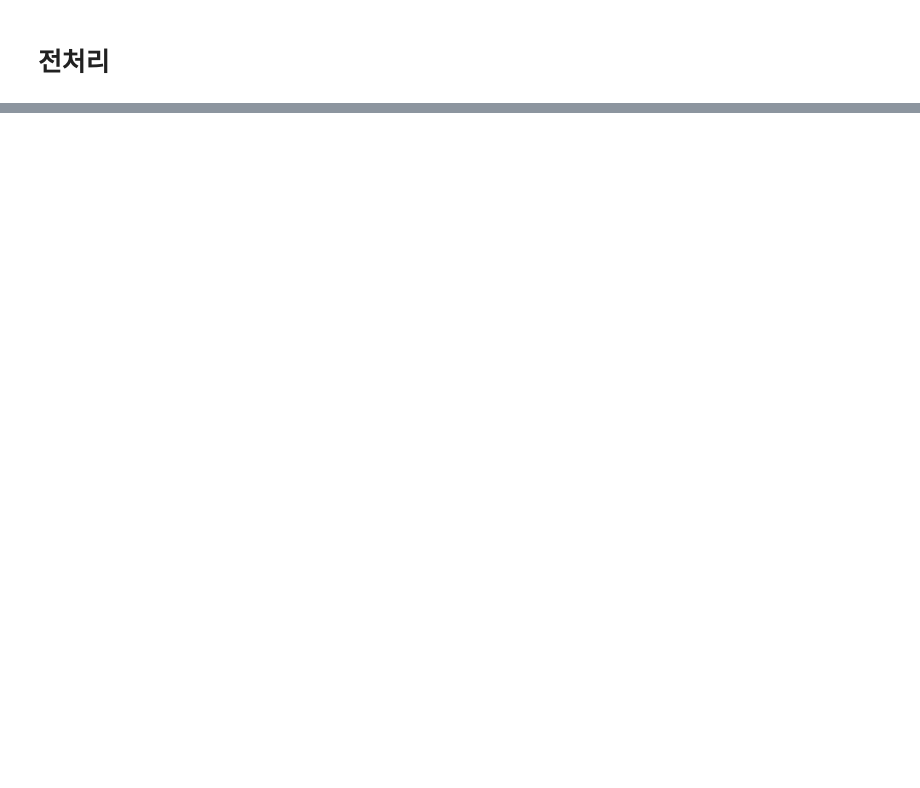
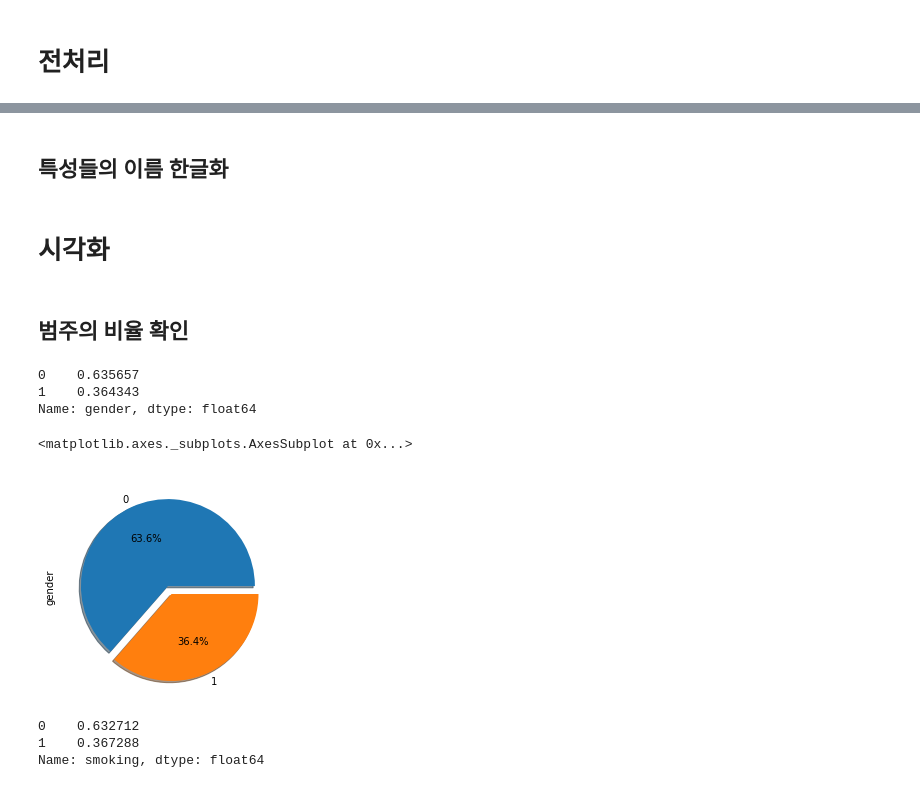
Before and after one commit to swon95/ML_Body-signal-of-smoking, a Jupyter notebook: Body_signal_of_smoking.ipynb, the cells around one changed output, grey strips where cells are left out. Cells and saved outputs as stored; diff of their text form; code cells hidden in the pictures; blank space fills up the shorter version.

```diff
--- a/Body_signal_of_smoking.ipynb
+++ b/Body_signal_of_smoking.ipynb
@@ -96,0 +189,23 @@ NameError: ignored
+# %% [markdown]
+## 특성들의 이름 한글화
+# %% [markdown]
+# 시각화
+# %% [markdown]
+## 범주의 비율 확인
+# %%
+df['gender'].value_counts(normalize=True)
+# %% [output]
+0    0.635657
+1    0.364343
+Name: gender, dtype: float64
+# %%
+df['gender'].value_counts().plot.pie(explode=[0,0.1],autopct='%1.1f%%',shadow=True)
+# %% [output]
+<matplotlib.axes._subplots.AxesSubplot at 0x...>
+[figure, added]
+# %%
+df['smoking'].value_counts(normalize=True)
+# %% [output]
+0    0.632712
+1    0.367288
+Name: smoking, dtype: float64
```
Also changed, not shown: parts of 27 cells of this notebook.
